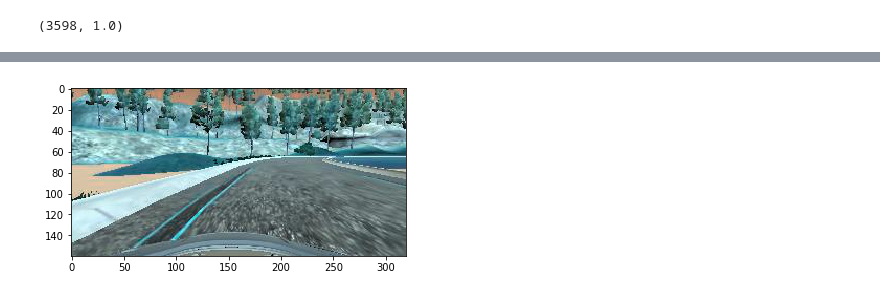
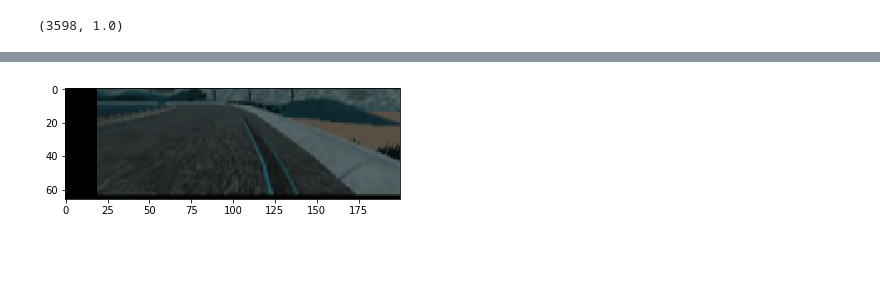
Before and after one commit to cyrano5614/CarND-Behavioral-Cloning-P3, a Jupyter notebook: data_explore.ipynb, the cells around one changed output, grey strips where cells are left out. Drawn from its saved outputs; the diff is of its cells as text; code cells hidden in the pictures; blank space fills up the shorter version.

```diff
--- a/data_explore.ipynb
+++ b/data_explore.ipynb
@@ -185,7 +185,7 @@ def crop_img(img):
     return img[50:140, : ]
 
 def resize_img(img):
-    return cv2.resize(img, (64, 64))
+    return cv2.resize(img, (200, 66))
 # %%
 plt.imshow(crop_img(img))
 plt.show()
@@ -198,7 +198,7 @@ plt.show()
 
 def random_contrast(img):
     img_temp = cv2.cvtColor(img, cv2.COLOR_BGR2HSV)
-    img_temp[:,:,2] = img_temp[:,:,2] * np.random.uniform(.2, 1.)
+    img_temp[:,:,2] = img_temp[:,:,2] * np.random.uniform(.4, 1.)
     img_temp = cv2.cvtColor(img_temp, cv2.COLOR_HSV2BGR)
     return img_temp
 
@@ -220,22 +215,45 @@ print (yolo)
 # %%
-print(raw_img.shape)
-plt.imshow(raw_img)
-plt.show()
+
 
 import random
 
+def jitter_transition(img, angle):
+    transRange = 50
+    numPix = 10
+    valPix = 0.1
+    transX = transRange * np.random.uniform() - transRange / 2
+    angle = angle + transX / transRange * 2 * valPix
+    transY = numPix * np.random.uniform() - numPix / 2
+    transMat = np.float32([[1, 0, transX], [0, 1, transY]])
+    img = cv2.warpAffine(img, transMat, (200, 66))
+
+    return img, angle
+
+
+
+def transition_image(img, angle):
+    trans_val_x = .50
+    trans_val_y = .015
+    trans_x = trans_val_x * np.random.uniform() - trans_val_x / 2
+    angle = angle + trans_x / trans_val_x * 2 * 0.2
+    trans_y = trans_val_y * np.random.uniform() - trans_val_y / 2
+    trans_mat = np.float32([[1, 0, trans_x], [0, 1, trans_y]])
+    img = cv2.warpAffine(img, trans_mat,(200,66))
+
+    return img, angle
 def select_camera(path):
     camera_selection = [0, 1, 2]
+#     camera_selection = [1]
     camera_choice = random.choice(camera_selection)
     if camera_choice == 0:
         camera_file = path['left']
-        ang = path['steering'] + 0.2
+        ang = path['steering'][0] + 0.25
     elif camera_choice == 1:
         camera_file = path['center']
-        ang = path['steering']
+        ang = path['steering'][0]
     elif camera_choice == 2:
         camera_file = path['right']
-        ang = path['steering'] - 0.2
+        ang = path['steering'][0] - 0.25
 
     return camera_file, ang
 
@@ -243,24 +261,44 @@ def preprocess_train(img, ang):
     img = crop_img(img)
     img = resize_img(img)
     img = random_contrast(img)
+#     img, ang = transition_image(img, ang)
+    img, ang = jitter_transition(img, ang)
     flip_choice = random.choice([0, 1])
     if flip_choice == 1:
         img = flip_img(img)
         ang = flip_angle(ang)
+    else:
+        img = img
+        ang = ang
+#     img = cv2.cvtColor(img, cv2.COLOR_BGR2RGB)
     return img, ang
 
-def preprocess_valid(img, ang):
-    img = crop_img(img)
-    img = resize_img(img)
-    img = random_contrast(img)
-    flip_choice = random.choice([0, 1])
-    if flip_choice == 1:
-        img = flip_img(img)
-        ang = flip_angle(ang)
-    return img, ang
-
+# def preprocess_valid(img, ang):
+#     img = crop_img(img)
+#     img = resize_img(img)
+#     img = random_contrast(img)
+#     flip_choice = random.choice([0, 1])
+#     if flip_choice == 1:
+#         img = flip_img(img)
+#         ang = flip_angle(ang)
+#     return img, ang
+processed_camera = select_camera(data.iloc[[3598]].reset_index())
+print (processed_camera[0][0].strip())
+comeon = cv2.imread('data/' + processed_camera[0][0].strip())
+# print (comeon)
+comeon = np.array(comeon)
+# print (comeon)
+print (processed_camera[1])
+plt.imshow(preprocess_train(comeon, processed_camera[1])[0])
+plt.show()
 processed_img = preprocess_train(raw_img, ang)
 
+
+print(raw_img.shape)
+plt.imshow(raw_img)
+plt.show()
 plt.imshow(processed_img[0])
+print(processed_img[1])
 plt.text(0,-2,processed_img[1])
+print (processed_img[0].shape)
 # %% [output]
@@ -268 +307 @@ plt.text(0,-2,processed_img[1])
-[figure, old version]
+[figure, new version]
```
Also changed, not shown: parts of 20 cells of this notebook, 2 other files.
